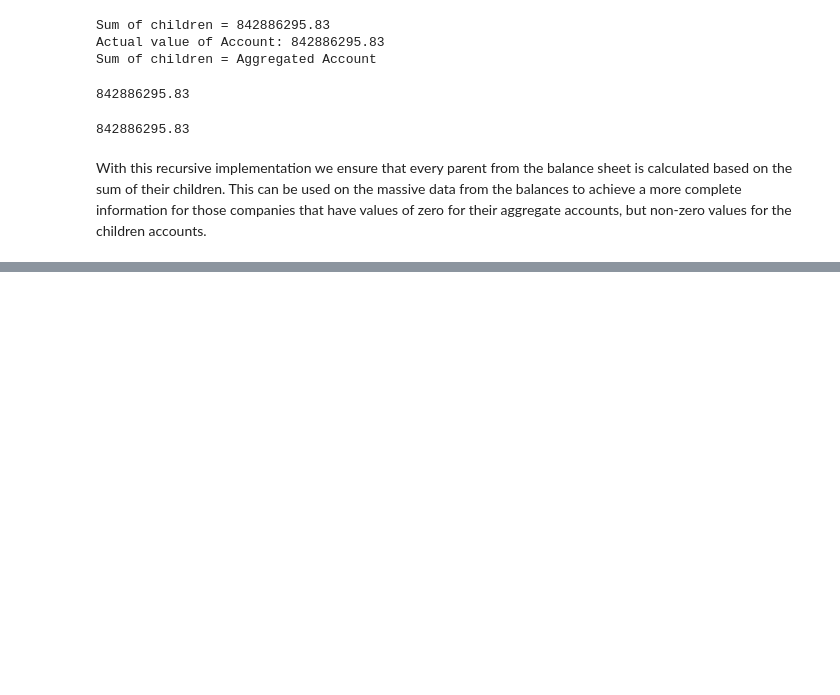
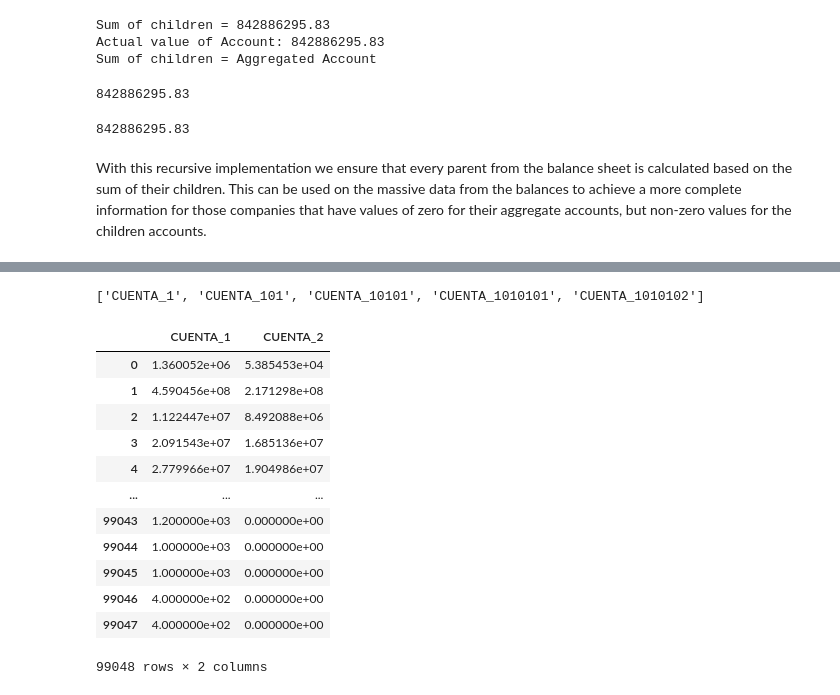
Before and after one commit to EdwinDuranH/FinancialViz, a Jupyter notebook: Generalizer.ipynb, the cells around one changed output, grey strips where cells are left out. Cells and saved outputs as stored; diff of their text form; code cells hidden in the pictures; blank space fills up the shorter version.

```diff
--- a/Generalizer.ipynb
+++ b/Generalizer.ipynb
@@ -325,0 +293,22 @@ Name: VALOR (En USD$), dtype: float64
+# %%
+#Isolate La Favorita
+fav = df[df["EXPEDIENTE"] == "384"]
+[i for i in fav.columns if "CUENTA" in i][:5]
+# %% [output]
+['CUENTA_1', 'CUENTA_101', 'CUENTA_10101', 'CUENTA_1010101', 'CUENTA_1010102']
+# %%
+df[["CUENTA_1","CUENTA_2"]]
+# %% [output]
+|  | CUENTA_1 | CUENTA_2 |
+| 0 | 1.360052e+06 | 5.385453e+04 |
+| 1 | 4.590456e+08 | 2.171298e+08 |
+| 2 | 1.122447e+07 | 8.492088e+06 |
+| 3 | 2.091543e+07 | 1.685136e+07 |
+| 4 | 2.779966e+07 | 1.904986e+07 |
+| ... | ... | ... |
+| 99043 | 1.200000e+03 | 0.000000e+00 |
+| 99044 | 1.000000e+03 | 0.000000e+00 |
+| 99045 | 1.000000e+03 | 0.000000e+00 |
+| 99046 | 4.000000e+02 | 0.000000e+00 |
+| 99047 | 4.000000e+02 | 0.000000e+00 |
+99048 rows × 2 columns
```
Also changed, not shown: parts of 15 cells of this notebook, 2 other files.
